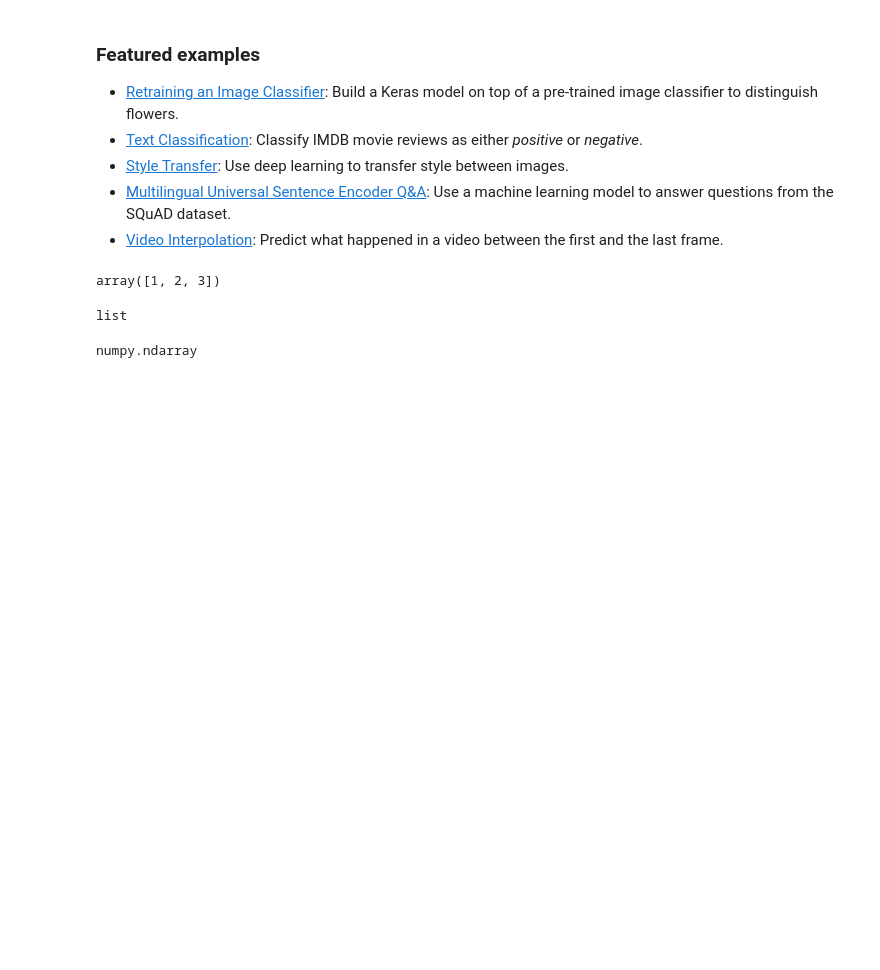
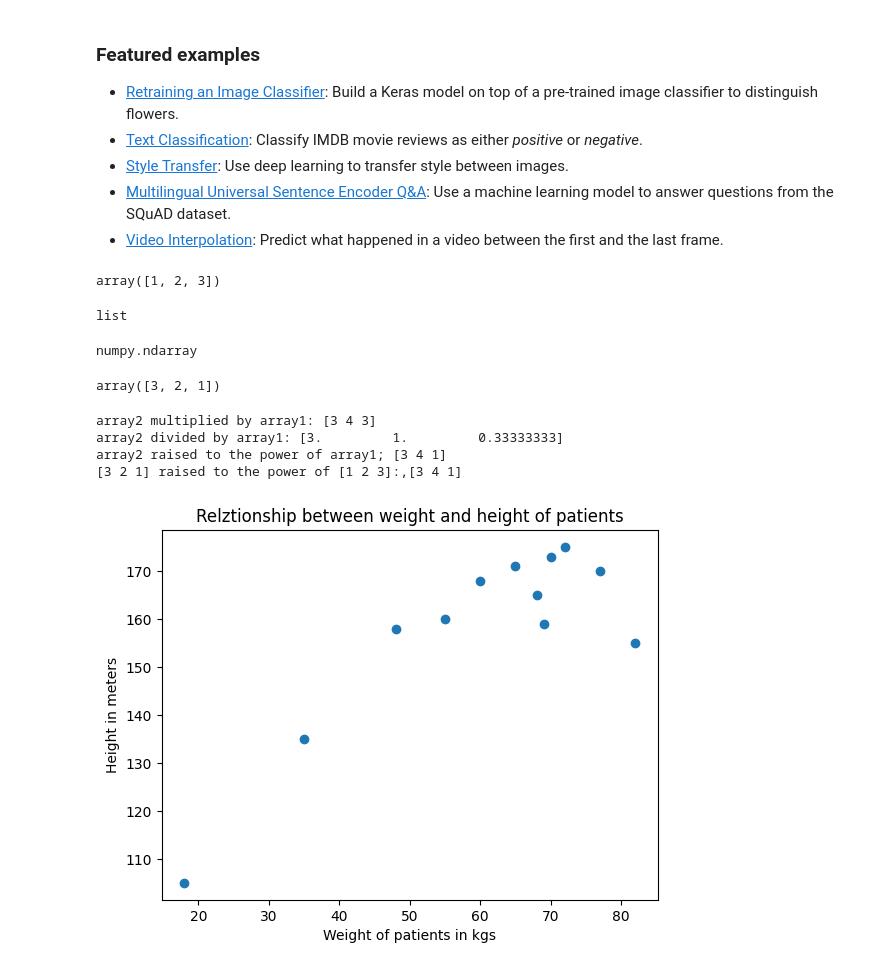
Before and after one commit to 2303A51044/AIML-2025_B16, a Jupyter notebook: Welcome_To_Colab.ipynb, the cells around one changed output. Drawn from its saved outputs; the diff is of its cells as text; code cells hidden in the pictures; blank space fills up the shorter version.

```diff
--- a/Welcome_To_Colab.ipynb
+++ b/Welcome_To_Colab.ipynb
@@ -199,3 +199,24 @@ list
 type(array1)
 # %% [output]
 numpy.ndarray
+# %%
+list2=[3,2,1]
+array2=np.array(list2)
+array2
+# %% [output]
+array([3, 2, 1])
+# %%
+print("array2 multiplied by array1:",array1*array2)
+print("array2 divided by array1:",array2/array1)
+print("array2 raised to the power of array1;",array2**array1)
+print(f"{array2} raised to the power of {array1}:,{array2**array1}")
+# %% [output]
+array2 multiplied by array1: [3 4 3]
+array2 divided by array1: [3.         1.         0.33333333]
+array2 raised to the power of array1; [3 4 1]
+[3 2 1] raised to the power of [1 2 3]:,[3 4 1]
+# %%
+people=['Ann','Brandon','Chen','David','Emily','Farook','Gagan','Hamish','Imran','Julio','Katherine','Lily']
+age=[21,12,32,45,37,18,28,52,5,40,48,15]
+weight=[55,35,77,68,70,60,72,69,18,65,82,48]
+height = [160,135,170,165,173,168,175,159,105,171,155,158]
@@ -201,0 +225,8 @@ numpy.ndarray
+# %%
+plt.scatter(weight, height)
+plt.title("Relztionship between weight and height of patients")
+plt.ylabel("Height in meters")
+plt.xlabel("Weight of patients in kgs")
+plt.show()
+# %% [output]
+[figure, added]
```
Also changed, not shown: parts of 3 cells of this notebook.
